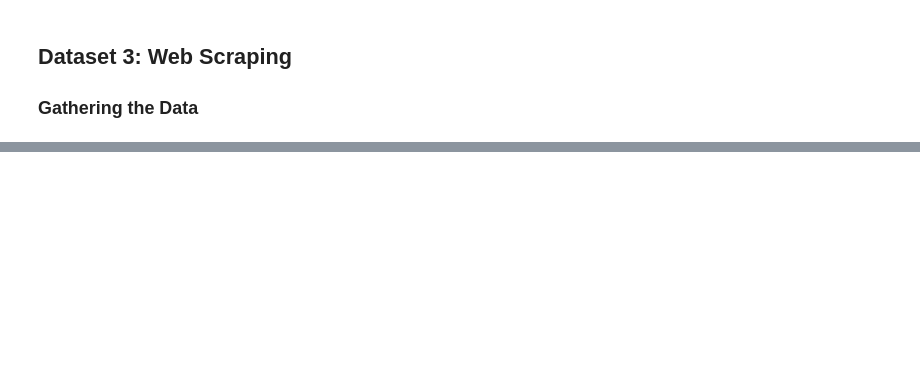
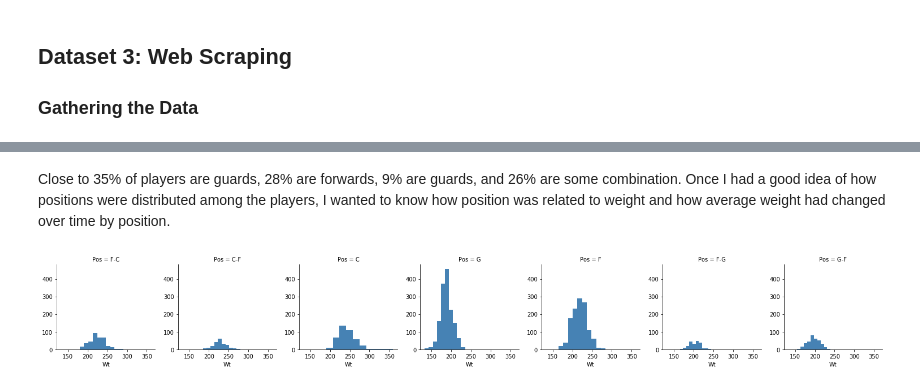
Before and after one commit to erikgregorywebb/machine-learning, a Jupyter notebook: Homework-1.ipynb, the cells around one changed output, grey strips where cells are left out. Saved outputs shown, nothing was run; the diff lists cells and outputs as text; code cells hidden in the pictures; blank space fills up the shorter version.

```diff
--- a/Homework-1.ipynb
+++ b/Homework-1.ipynb
@@ -514,0 +414,8 @@ time.sleep(1)
+# %% [markdown]
+Close to 35% of players are guards, 28% are forwards, 9% are guards, and 26% are some combination. Once  I had a good idea of how positions were distributed among the players, I wanted to know how position was related to weight and how average weight had changed over time by position.
+# %%
+g = sns.FacetGrid(bb_df, col="Pos", margin_titles=True)
+g.map(plt.hist, "Wt", color="steelblue")
+plt.show()
+# %% [output]
+[figure, added]
```
Also changed, not shown: parts of 84 cells of this notebook.
